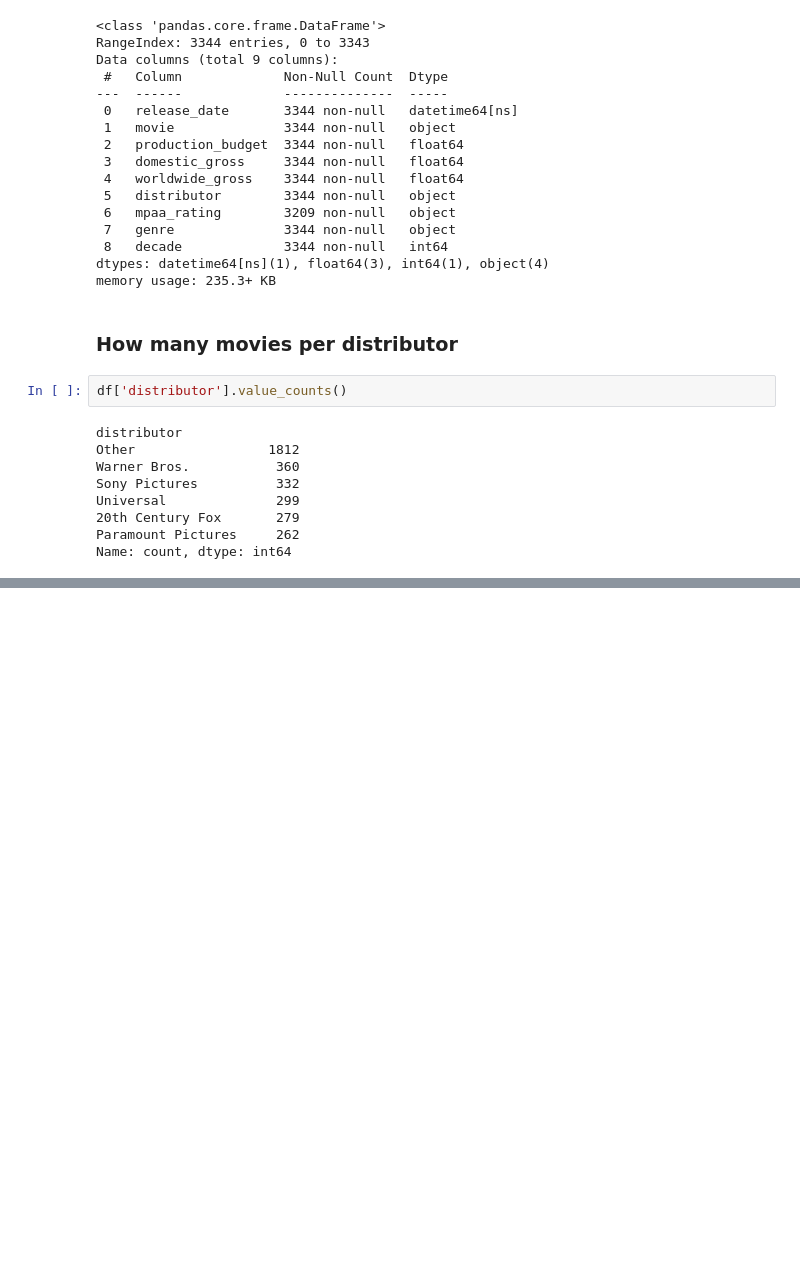
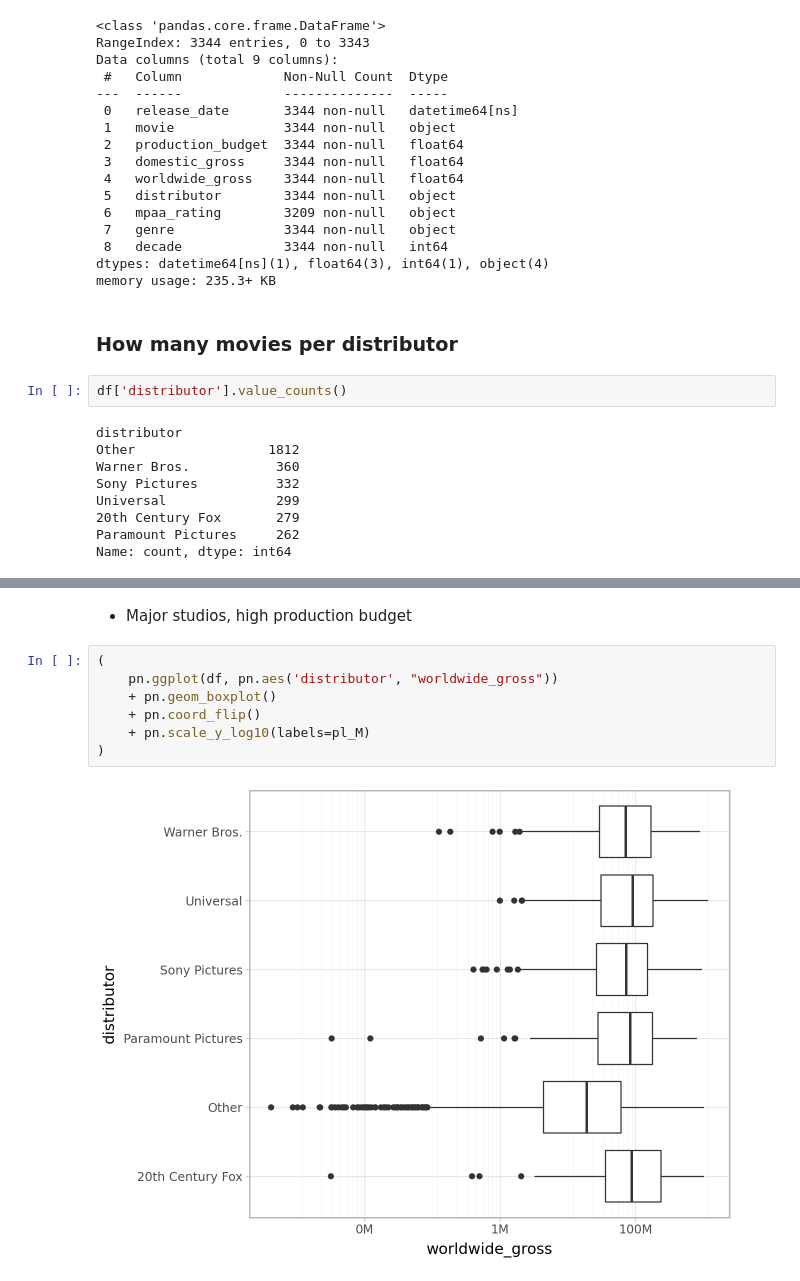
Before and after one commit to IsmaelMasharo/tidytuesday, a Jupyter notebook: 568-horror-movies/dr_screencast.ipynb, the cells around one changed output, grey strips where cells are left out. Drawn from its saved outputs; the diff is of its cells as text; blank space fills up the shorter version.

```diff
--- a/568-horror-movies/dr_screencast.ipynb
+++ b/568-horror-movies/dr_screencast.ipynb
@@ -118,0 +126,11 @@ Name: count, dtype: int64
+# %% [markdown]
+- Major studios, high production budget
+# %%
+(
+    pn.ggplot(df, pn.aes('distributor', "worldwide_gross"))
+    + pn.geom_boxplot()
+    + pn.coord_flip()
+    + pn.scale_y_log10(labels=pl_M)
+)
+# %% [output]
+[figure, added]
```
Also changed, not shown: parts of 9 cells of this notebook, 1 other file.
